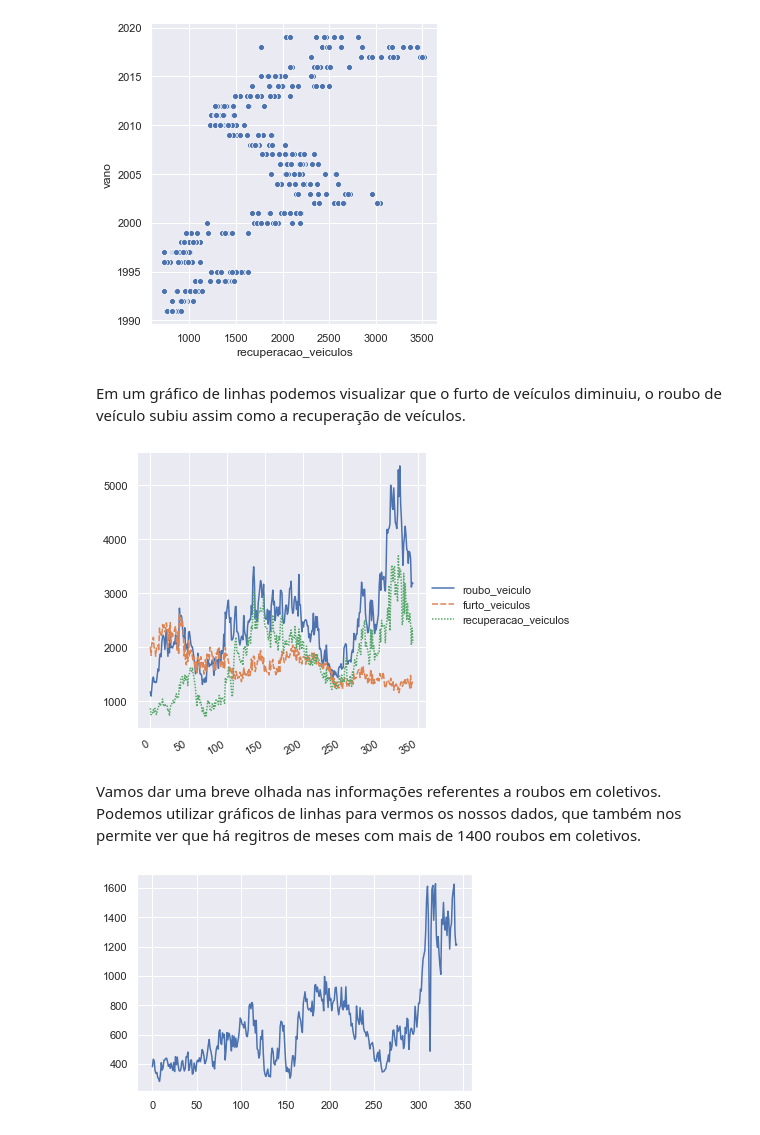
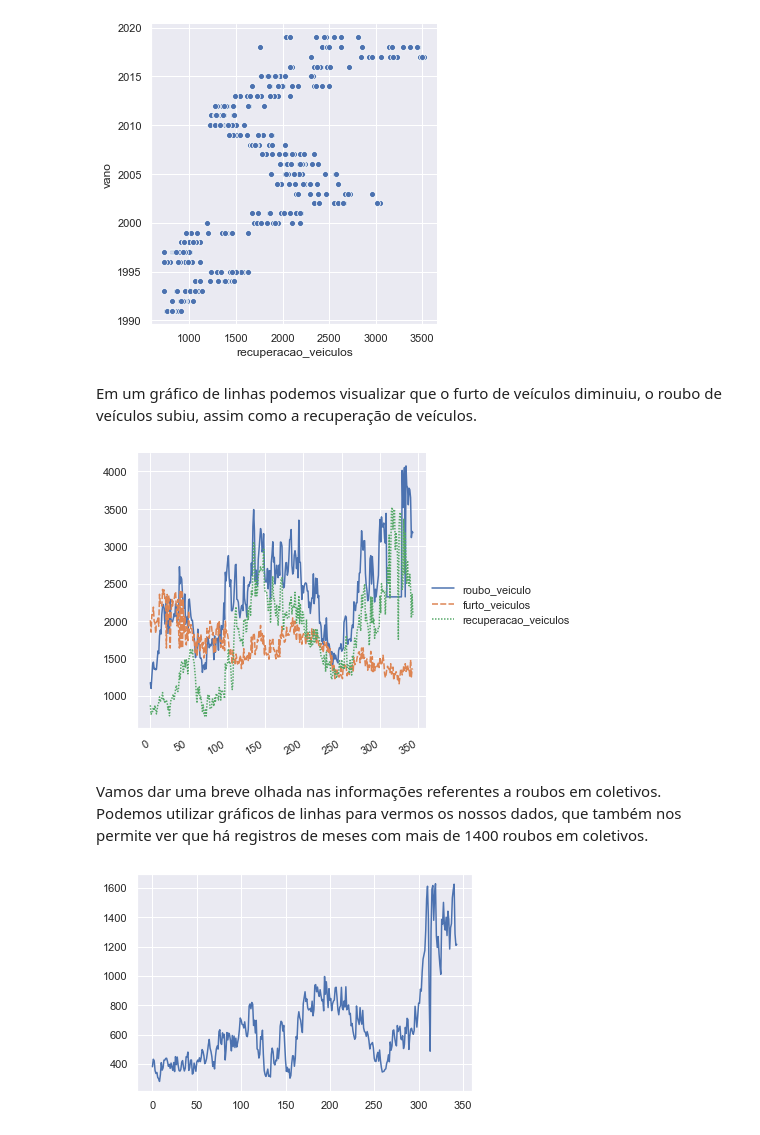
Before and after one commit to henriqueschwabg/data_science, a Jupyter notebook: Analisando_Violencia_Rio.ipynb, the cells around one changed output. Cells and saved outputs as stored; diff of their text form; code cells hidden in the pictures.

```diff
--- a/Analisando_Violencia_Rio.ipynb
+++ b/Analisando_Violencia_Rio.ipynb
@@ -408,9 +409,9 @@ Queremos obter o percentual de veículos recuperados em cada mês, de cada ano.
 
 df_veiculos_clean = df_veiculos.copy()
 # %%
-# aplicando a média para os valores que definimos como discrepantes
+# aplicando a mediana para os valores que definimos como discrepantes
 
-df_veiculos_clean.loc[df_veiculos_clean['roubo_veiculo'] > 4110.375, 'roubo_veiculo'] = (df_veiculos_clean['roubo_veiculo'].mean())
-df_veiculos_clean.loc[df_veiculos_clean['furto_veiculos'] > 2437.375, 'furto_veiculos'] = (df_veiculos_clean['furto_veiculos'].mean())
-df_veiculos_clean.loc[df_veiculos_clean['recuperacao_veiculos'] > 3589.875, 'recuperacao_veiculos'] = (df_veiculos_clean['recuperacao_veiculos'].mean())
+df_veiculos_clean.loc[df_veiculos_clean['roubo_veiculo'] > 4110.375, 'roubo_veiculo'] = (df_veiculos_clean['roubo_veiculo'].median())
+df_veiculos_clean.loc[df_veiculos_clean['furto_veiculos'] > 2437.375, 'furto_veiculos'] = (df_veiculos_clean['furto_veiculos'].median())
+df_veiculos_clean.loc[df_veiculos_clean['recuperacao_veiculos'] > 3589.875, 'recuperacao_veiculos'] = (df_veiculos_clean['recuperacao_veiculos'].median())
 # %% [markdown]
@@ -594,16 +594,16 @@ sns.relplot(x="recuperacao_veiculos", y="vano", data=df_veiculos_clean);
 # %% [output]
 [figure]
 # %% [markdown]
-Em um gráfico de linhas podemos visualizar que o furto de veículos diminuiu, o roubo de veículo subiu assim como a recuperação de veículos.
+Em um gráfico de linhas podemos visualizar que o furto de veículos diminuiu, o roubo de veículos subiu, assim como a recuperação de veículos.
 # %%
-# visualizando os dados de recuperacao_veiculos, furto_veiculos e roubo_veiculo em um gráfico de linha
+# visualizando os dados das colunas recuperacao_veiculos, furto_veiculos e roubo_veiculo em um gráfico de linha
 
-g = sns.relplot(kind="line", data=df[['roubo_veiculo', 'furto_veiculos', 'recuperacao_veiculos']])
+g = sns.relplot(kind="line", data=df_veiculos_clean[['roubo_veiculo', 'furto_veiculos', 'recuperacao_veiculos']])
 g.fig.autofmt_xdate()
 # %% [output]
-[figure, old version]
+[figure, new version]
 # %% [markdown]
-Vamos dar uma breve olhada nas informações referentes a roubos em coletivos. Podemos utilizar gráficos de linhas para vermos os nossos dados, que também nos permite ver que há regitros de meses com mais de 1400 roubos em coletivos.
+Vamos dar uma breve olhada nas informações referentes a roubos em coletivos. Podemos utilizar gráficos de linhas para vermos os nossos dados, que também nos permite ver que há registros de meses com mais de 1400 roubos em coletivos.
 # %%
 # visualizando os roubos em coletivos com gráfico de linha
 
```
Also changed, not shown: parts of 51 cells of this notebook.
